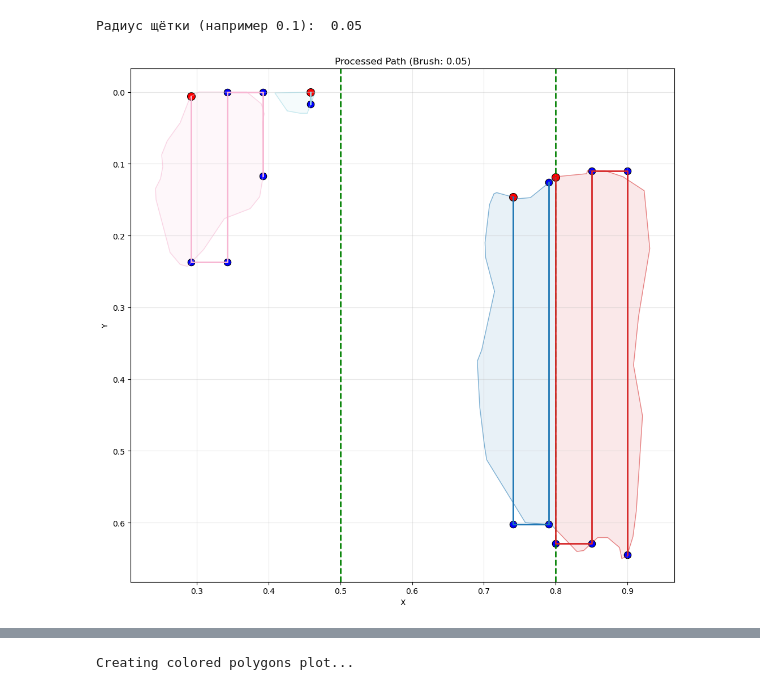
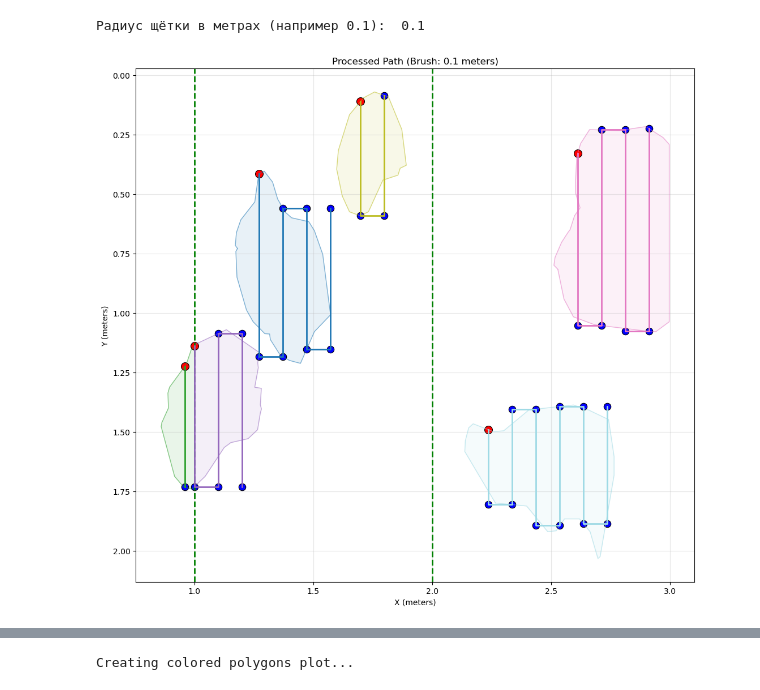
Before and after one commit to Henkanofu/NN_gals, a Jupyter notebook: galswork.ipynb, the cells around one changed output, grey strips where cells are left out. Saved outputs shown, nothing was run; the diff lists cells and outputs as text; code cells hidden in the pictures.

```diff
--- a/galswork.ipynb
+++ b/galswork.ipynb
@@ -7,6 +7,34 @@ from shapely.ops import split
 def unique_points(points):
     seen = set()
     return [p for p in points if not (p in seen or seen.add(p))]
+
+def adjust_last_point(points):
+    """Корректирует последнюю точку маршрута, выравнивая её по Y с точкой за две позиции до неё"""
+    if len(points) < 4:  # Нужно как минимум 4 точки для корректировки
+        return points
+
+    last_point = points[-1]
+    reference_point = points[-4]  # Точка за три позиции до последней (так как индексы с 0)
+    roll_point = points[-2]
+
+    # Получаем y-координаты для сравнения
+    last_y = last_point[1]
+    ref_y = reference_point[1]
+    roll_y = roll_point[1]
+
+    if last_y > roll_y:  # точка снизу
+        if last_y > ref_y:
+            return points
+        else:
+            adjusted_point = (last_point[0], ref_y)
+    else: # точка сверху
+        if last_y > ref_y:
+            adjusted_point = (last_point[0], ref_y)
+        else:
+            return points
+
+    # Заменяем последнюю точку на скорректированную
+    return points[:-1] + [adjusted_point]
 
 def process_coordinates(path):
     x = 0
@@ -31,6 +59,9 @@ def process_coordinates(path):
             y_val = point1[1] if point1[1] < point2[1] else point2[1]
             processed.extend([(point1[0], y_val), (point2[0], y_val)])
 
+    # Применяем корректировку последней точки
+    processed = adjust_last_point(processed)
+
     return processed
 
 def parse_data(file_path):
@@ -44,7 +75,9 @@ def parse_data(file_path):
             if not data: continue
 
             coords = list(map(float, data))
-            current_polygon.extend(zip(coords[::2], coords[1::2]))
+            # Масштабируем координаты: умножаем на 3 для перевода в метры
+            coords_scaled = [c * 3 for c in coords]
+            current_polygon.extend(zip(coords_scaled[::2], coords_scaled[1::2]))
 
             if line.startswith('0'):
                 if current_polygon:
@@ -75,9 +108,10 @@ def create_vertical_lines(polygon, brush_radius):
     return lines
 
 def split_polygon_with_lines(polygon):
+    # Разделительные линии теперь в метрах (0.5 и 0.8 метров)
     split_lines = [
-        LineString([(0.5, polygon.bounds[1]), (0.5, polygon.bounds[3])]),
-        LineString([(0.8, polygon.bounds[1]), (0.8, polygon.bounds[3])])
+        LineString([(1, polygon.bounds[1]), (1, polygon.bounds[3])]),
+        LineString([(2, polygon.bounds[1]), (2, polygon.bounds[3])])
     ]
 
     result = [polygon]
@@ -109,9 +143,9 @@ def split_polygon_with_lines(polygon):
 
 def determine_section(polygon):
     minx, _, maxx, _ = polygon.bounds
-    if maxx <= 0.5:
+    if maxx <= 1:
         return "Left"
-    elif minx >= 0.8:
+    elif minx >= 2:
         return "Right"
     else:
         return "Middle"
@@ -180,9 +214,10 @@ def process_polygons(polygons, brush_radius):
         all_new_points.append((section, polygon_idx + 1, vertical_points))
 
     return split_polygons, all_new_points
+
 def plot_results(polygons, brush_radius, new_points_data):
     fig, ax = plt.subplots(figsize=(14, 10))
-    colors = plt.get_cmap('tab20', len(polygons))  # Обновленная строка
+    colors = plt.get_cmap('tab20', len(polygons))
 
     for i, polygon in enumerate(polygons):
         if polygon.geom_type == 'Polygon' and not polygon.is_empty:
@@ -190,8 +225,8 @@ def plot_results(polygons, brush_radius, new_points_data):
             ax.plot(x, y, color=colors(i), linewidth=1, alpha=0.5)
             ax.fill(x, y, color=colors(i), alpha=0.1)
 
-    ax.axvline(x=0.5, color='green', linestyle='--', linewidth=2)
-    ax.axvline(x=0.8, color='green', linestyle='--', linewidth=2)
+    ax.axvline(x=1, color='green', linestyle='--', linewidth=2)
+    ax.axvline(x=2, color='green', linestyle='--', linewidth=2)
 
     for i, (section, poly_idx, points) in enumerate(new_points_data):
         if not points: continue
@@ -201,41 +236,41 @@ def plot_results(polygons, brush_radius, new_points_data):
 
         if len(processed_path) > 1:
             x, y = zip(*processed_path)
             ax.plot(x, y, color=colors(i), linestyle='-', linewidth=2)
 
         for j, (x_p, y_p) in enumerate(processed_path):
             color = 'red' if j == 0 else 'blue'
             ax.scatter(x_p, y_p, color=color, s=100 if j == 0 else 80,
                        marker='o', edgecolors='black', linewidths=0.8)
 
     ax.set_aspect('equal')
-    plt.xlabel('X')
-    plt.ylabel('Y')
-    plt.title(f'Processed Path (Brush: {brush_radius})')
+    plt.xlabel('X (meters)')
+    plt.ylabel('Y (meters)')
+    plt.title(f'Processed Path (Brush: {brush_radius} meters)')
     plt.grid(True, alpha=0.3)
     plt.gca().invert_yaxis()
     plt.tight_layout()
     plt.show()
 
 # Основной код
-file_path = '.ipynb_checkpoints/PrujectNN/example_lables/f2_411_jpg.rf.94722a60783ca4ebf5f71c3dd6c80a26.txt'
+file_path = '.ipynb_checkpoints/PrujectNN/example_lables/f2_150_jpg.rf.3b9c8f231bbd0024ddf48f1b687c9e8e.txt'
 polygons = parse_data(file_path)
-brush_radius = float(input("Радиус щётки (например 0.1): "))
+brush_radius_meters = float(input("Радиус щётки в метрах (например 0.1): "))
 
-split_polygons, new_points_data = process_polygons(polygons, brush_radius)
+split_polygons, new_points_data = process_polygons(polygons, brush_radius_meters)
 
 if split_polygons:
-    plot_results(split_polygons, brush_radius, new_points_data)
+    plot_results(split_polygons, brush_radius_meters, new_points_data)
 
     for section, poly_idx, points in new_points_data:
-        original_path = generate_snake_path(points, brush_radius)
+        original_path = generate_snake_path(points, brush_radius_meters)
         if not original_path: continue
 
         processed_path = process_coordinates(original_path)
         coords_str = " ".join(f"({x:.3f};{y:.3f})" for x, y in processed_path)
-        print(f"{poly_idx} {section} {len(processed_path)} {brush_radius} {coords_str}")
+        print(f"{poly_idx} {section} {len(processed_path)} {brush_radius_meters} {coords_str}")
 else:
     print("Нет полигонов для отображения")
 # %% [output]
-Радиус щётки (например 0.1):  0.05
+Радиус щётки в метрах (например 0.1):  0.1
-[figure, old version]
+[figure, new version]
```
Also changed, not shown: parts of 1 cell of this notebook, 2 other files.
